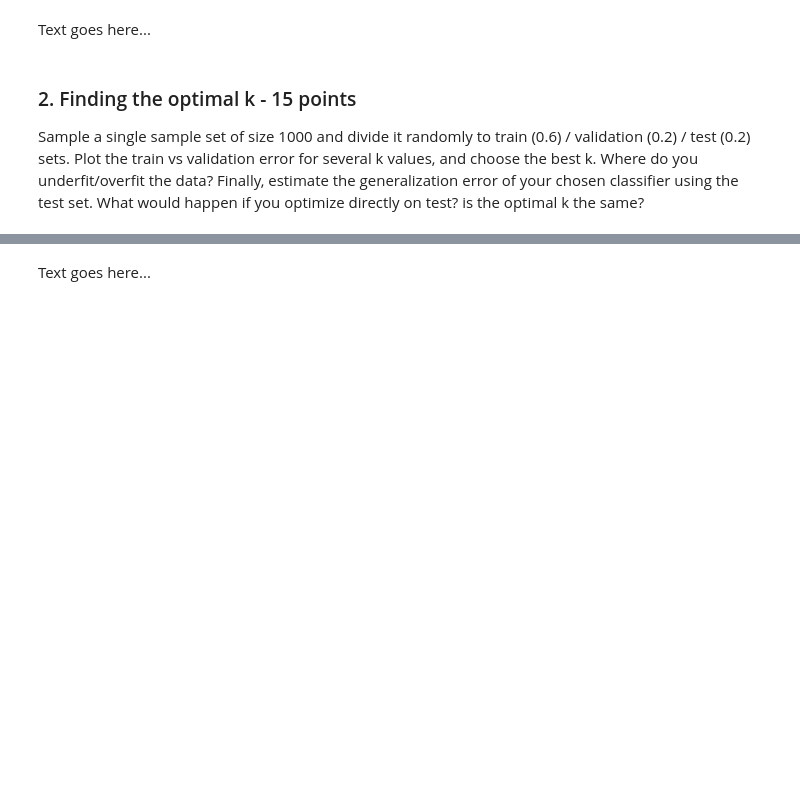
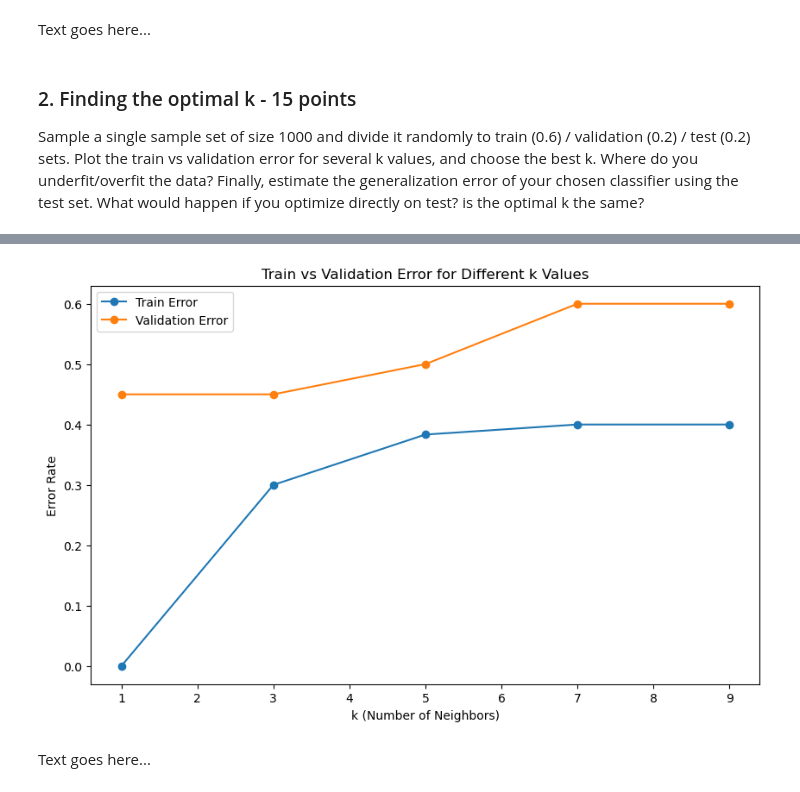
Before and after one commit to JaneAmi/YData_ML, a Jupyter notebook: SL_HW1.ipynb, the cells around one changed output, grey strips where cells are left out. Drawn from its saved outputs; the diff is of its cells as text; code cells hidden in the pictures; blank space fills up the shorter version.

```diff
--- a/SL_HW1.ipynb
+++ b/SL_HW1.ipynb
@@ -227,3 +318,51 @@ Sample a single sample set of size 1000 and divide it randomly to train (0.6) /
+# %%
+import numpy as np
+import matplotlib.pyplot as plt
+from sklearn.model_selection import train_test_split
+from sklearn.neighbors import KNeighborsClassifier
+from sklearn.metrics import accuracy_score
+
+# Assuming X is your feature matrix and y is your target variable
+# Replace X and y with your actual data
+X = np.random.rand(100, 2)  # Replace this with your actual feature matrix
+y = np.random.choice([0, 1], size=100)  # Replace this with your actual target variable
+
+# Split the data into train (60%), validation (20%), and test (20%)
+X_train, X_temp, y_train, y_temp = train_test_split(X, y, test_size=0.4, random_state=42)
+X_val, X_test, y_val, y_test = train_test_split(X_temp, y_temp, test_size=0.5, random_state=42)
+
+# Define a range of k values to test
+k_values = [1, 3, 5, 7, 9]
+
+train_errors = []
+val_errors = []
+
+for k in k_values:
+    # Train the KNN classifier
+    knn = KNeighborsClassifier(n_neighbors=k)
+    knn.fit(X_train, y_train)
+
+    # Predictions on the training set
+    y_train_pred = knn.predict(X_train)
+    train_error = 1 - accuracy_score(y_train, y_train_pred)
+    train_errors.append(train_error)
+
+    # Predictions on the validation set
+    y_val_pred = knn.predict(X_val)
+    val_error = 1 - accuracy_score(y_val, y_val_pred)
+    val_errors.append(val_error)
+
+# Plot the training vs validation error
+plt.figure(figsize=(10, 6))
+plt.plot(k_values, train_errors, label='Train Error', marker='o')
+plt.plot(k_values, val_errors, label='Validation Error', marker='o')
+plt.title('Train vs Validation Error for Different k Values')
+plt.xlabel('k (Number of Neighbors)')
+plt.ylabel('Error Rate')
+plt.legend()
+plt.show()
+# %% [output]
+[figure, added]
 # %%
 # code goes here
 # %% [markdown]
```
Also changed, not shown: parts of 10 cells of this notebook.
